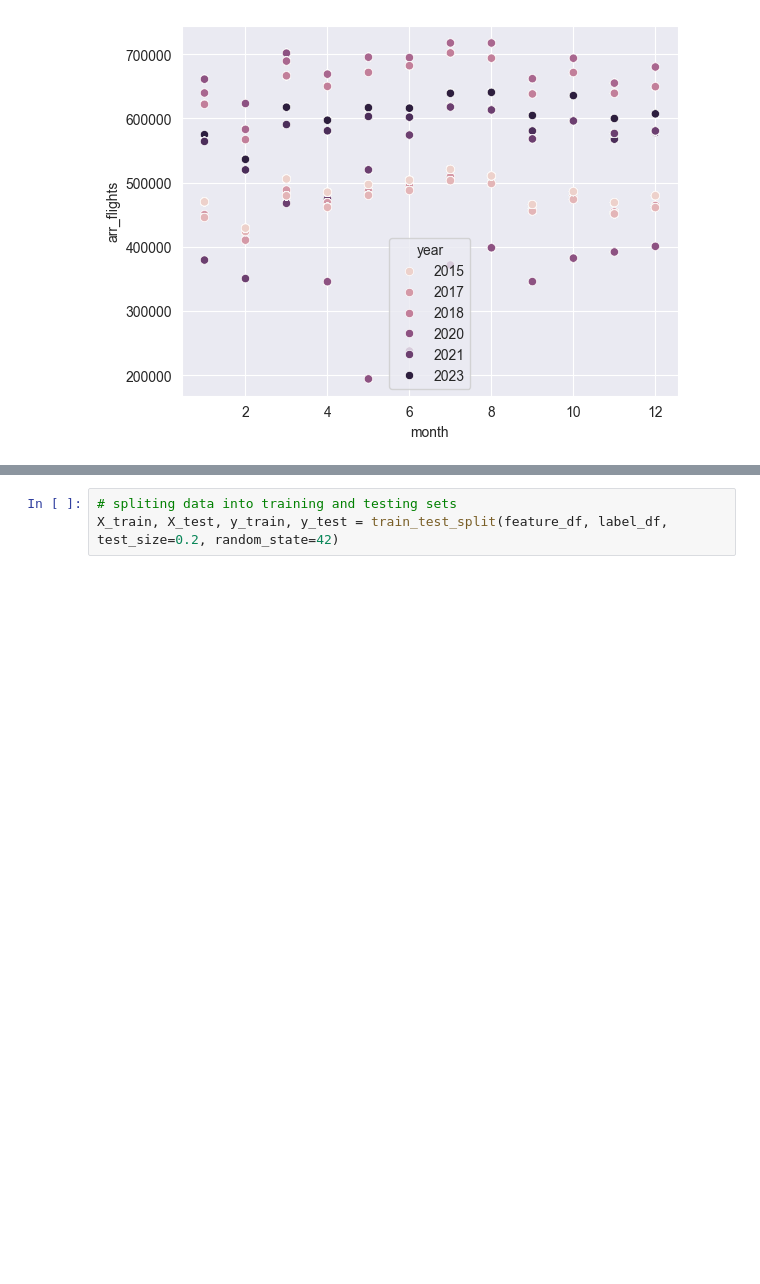
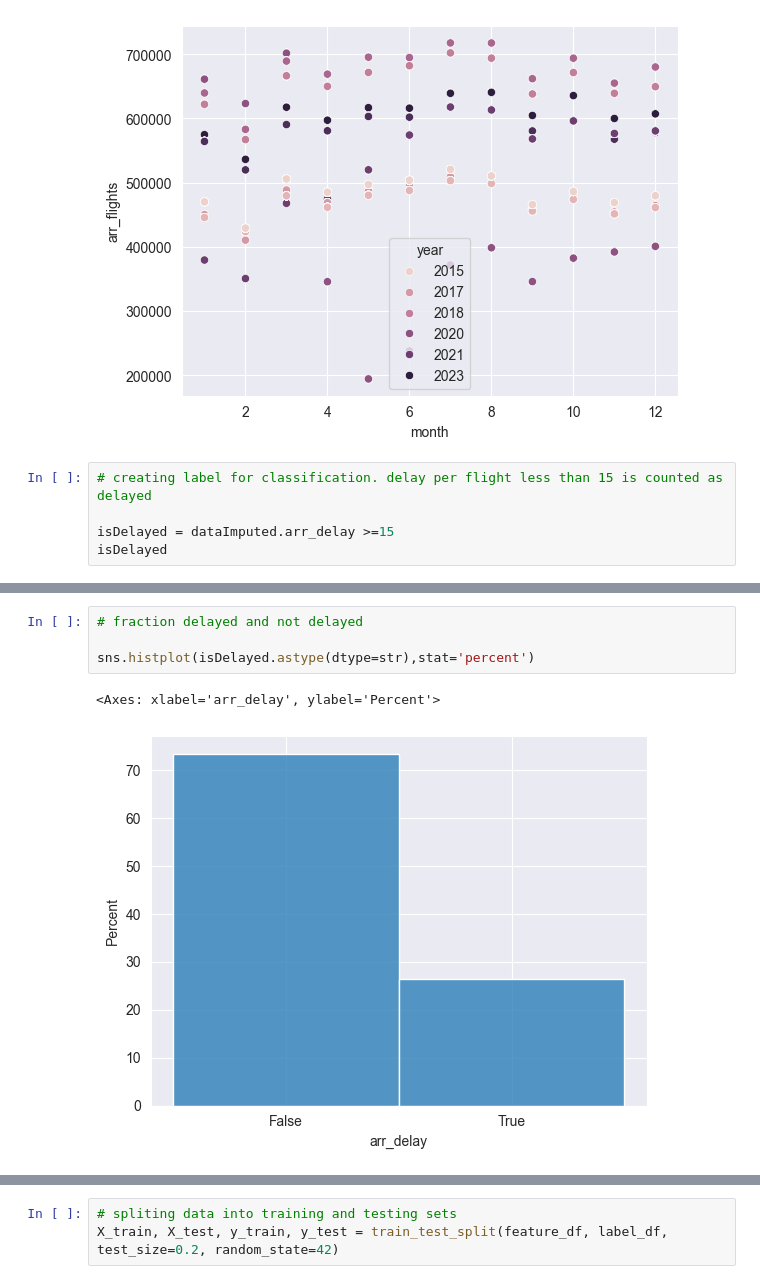
Before and after one commit to AryanshVasu/airline_delay, a Jupyter notebook: EDA.ipynb, the cells around one changed output, grey strips where cells are left out. Saved outputs shown, nothing was run; the diff lists cells and outputs as text; blank space fills up the shorter version.

```diff
--- a/EDA.ipynb
+++ b/EDA.ipynb
@@ -414,3 +416,8 @@ sns.scatterplot(x=dataImputed.month,y=trafic, hue=dataImputed.year)
 # %% [output]
 <Axes: xlabel='month', ylabel='arr_flights'>
 [figure]
+# %%
+# creating label for classification. delay per flight less than 15 is counted as delayed
+
+isDelayed = dataImputed.arr_delay >=15
+isDelayed
@@ -417 +437,8 @@ sns.scatterplot(x=dataImputed.month,y=trafic, hue=dataImputed.year)
+# %%
+# fraction delayed and not delayed
+
+sns.histplot(isDelayed.astype(dtype=str),stat='percent')
+# %% [output]
+<Axes: xlabel='arr_delay', ylabel='Percent'>
+[figure, added]
 # %% [markdown]
```
Also changed, not shown: parts of 45 cells of this notebook, 1 other file.
